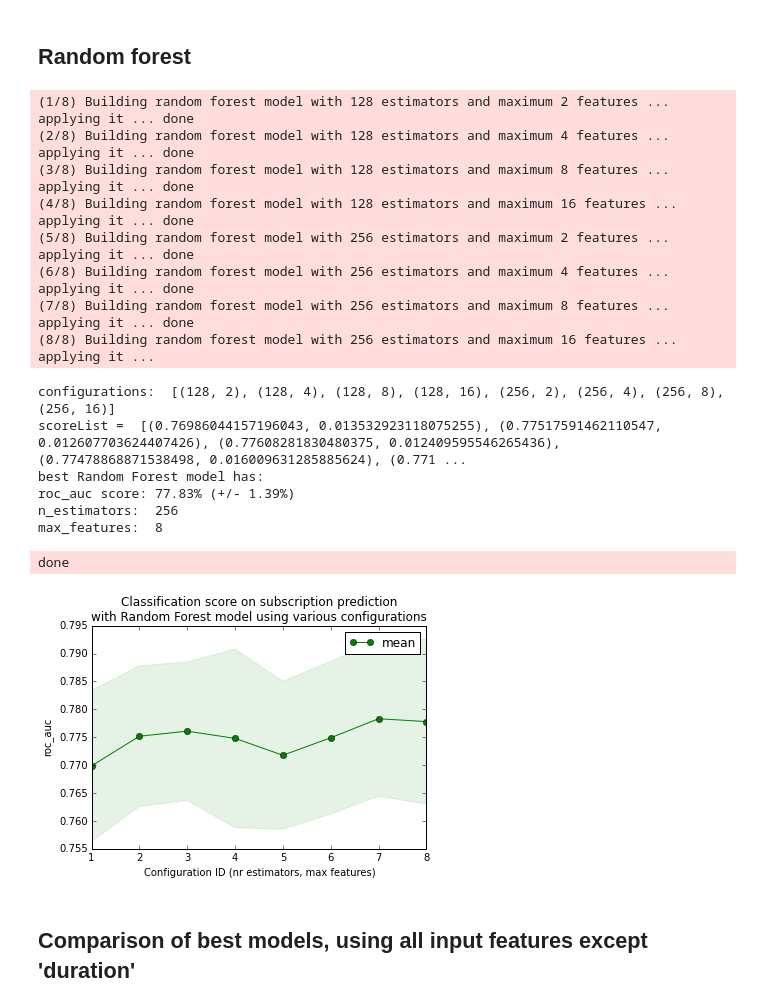
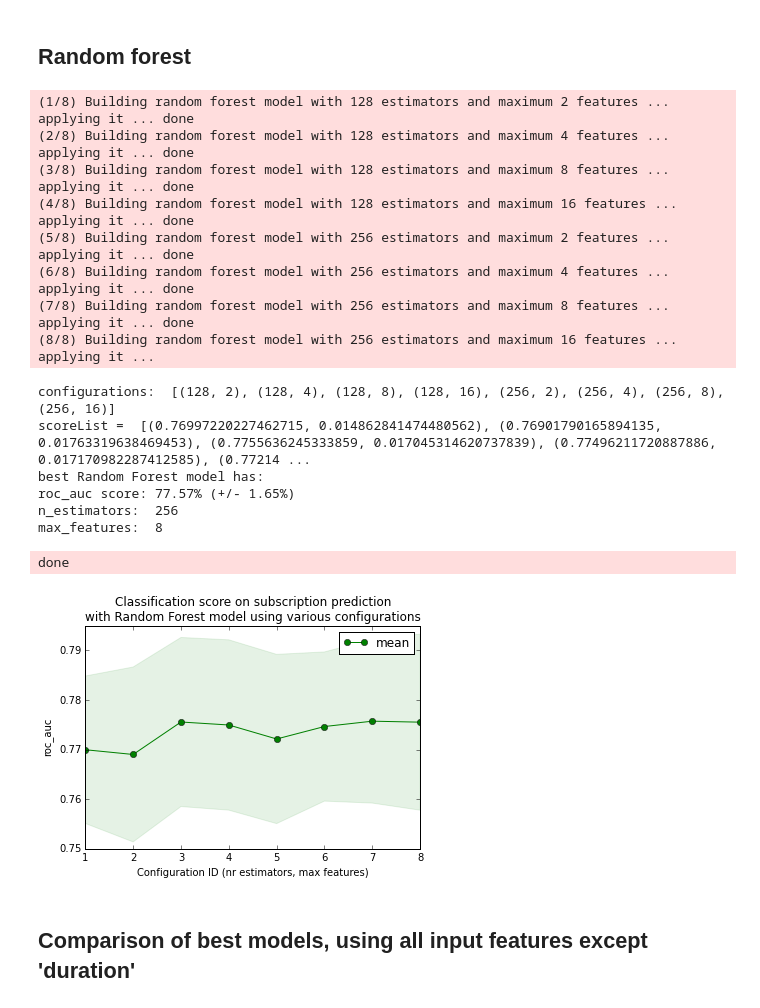
Before and after one commit to fdurant/mcnulty_banking, a Jupyter notebook: project_mcnulty_banking.ipynb, the cells around one changed output. Drawn from its saved outputs; the diff is of its cells as text; code cells hidden in the pictures.

```diff
--- a/project_mcnulty_banking.ipynb
+++ b/project_mcnulty_banking.ipynb
@@ -296,7 +323,6 @@ from sklearn.ensemble import RandomForestClassifier
 import itertools
 from math import log
 
-randomForestCriterion = 'entropy'
 nrEstimators = [pow(2,x) for x in range(7,9)]
 maxFeatures = [pow(2,x) for x in range(1,int(log(len(X_values.columns.values.tolist()))+2))]
 
@@ -307,7 +333,7 @@ scoreList = []
 for i in range(len(rfConfigurations)):
     nrEst, maxFeat = rfConfigurations[i]
     print >> sys.stderr, "(%d/%d) Building random forest model with %d estimators and maximum %d features ..." % (i+1,len(rfConfigurations),nrEst,maxFeat),
-    estimator = RandomForestClassifier(criterion=randomForestCriterion, n_estimators=nrEst, max_features=maxFeat)
+    estimator = RandomForestClassifier(n_estimators=nrEst, max_features=maxFeat)
     print >> sys.stderr, "applying it ...",
     scores = cross_val_score(estimator, X_values_scaled, y=y_values, scoring=scorerType, cv=cvGenerator, n_jobs=1)
     scoreList.append((scores.mean(),scores.std()))
@@ -329,28 +355,28 @@ plt.plot([conf for conf in range(1,len(rfConfigurations)+1)],[x[0] for x in scor
 plt.fill_between([conf for conf in range(1,len(rfConfigurations)+1)], [x[0]-x[1] for x in scoreList],
                  [x[0]+x[1] for x in scoreList], alpha=0.1,
                  color="g", label='standard deviation')
 plt.title("Classification score on subscription prediction\nwith Random Forest model using various configurations")
 plt.xlabel("Configuration ID (nr estimators, max features)")
 plt.ylabel(scorerType)
 plt.legend(loc='best')
 plt.show()
 # %% [output]
 (1/8) Building random forest model with 128 estimators and maximum 2 features ... applying it ... done
 (2/8) Building random forest model with 128 estimators and maximum 4 features ... applying it ... done
 (3/8) Building random forest model with 128 estimators and maximum 8 features ... applying it ... done
 (4/8) Building random forest model with 128 estimators and maximum 16 features ... applying it ... done
 (5/8) Building random forest model with 256 estimators and maximum 2 features ... applying it ... done
 (6/8) Building random forest model with 256 estimators and maximum 4 features ... applying it ... done
 (7/8) Building random forest model with 256 estimators and maximum 8 features ... applying it ... done
 (8/8) Building random forest model with 256 estimators and maximum 16 features ... applying it ...
 configurations:  [(128, 2), (128, 4), (128, 8), (128, 16), (256, 2), (256, 4), (256, 8), (256, 16)]
-scoreList =  [(0.76986044157196043, 0.013532923118075255), (0.77517591462110547, 0.012607703624407426), (0.77608281830480375, 0.012409595546265436), (0.77478868871538498, 0.016009631285885624), (0.771 ...
+scoreList =  [(0.76997220227462715, 0.014862841474480562), (0.76901790165894135, 0.01763319638469453), (0.7755636245333859, 0.017045314620737839), (0.77496211720887886, 0.017170982287412585), (0.77214 ...
 best Random Forest model has:
-roc_auc score: 77.83% (+/- 1.39%)
+roc_auc score: 77.57% (+/- 1.65%)
 n_estimators:  256
 max_features:  8
 done
-[figure, old version]
+[figure, new version]
 # %% [markdown]
 ## Comparison of best models, using all input features except 'duration'
 # %%
```
Also changed, not shown: parts of 11 cells of this notebook.
